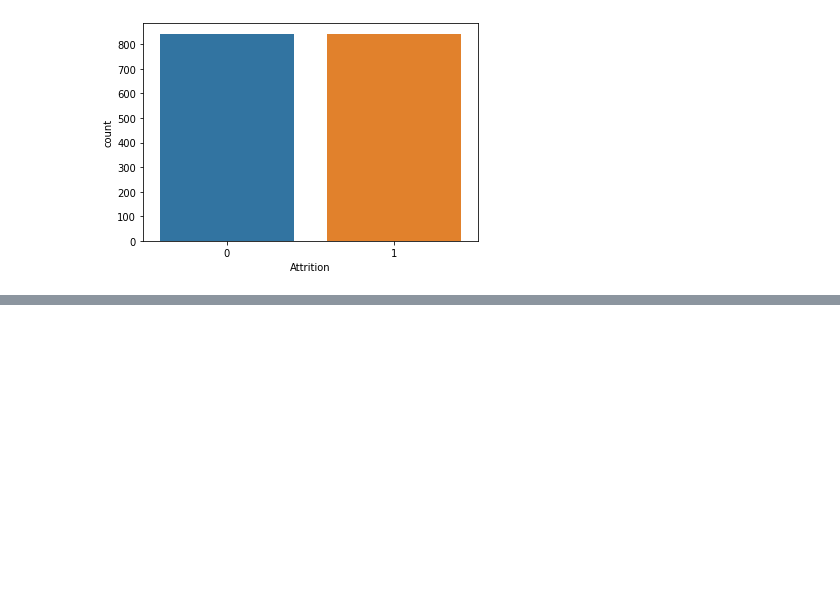
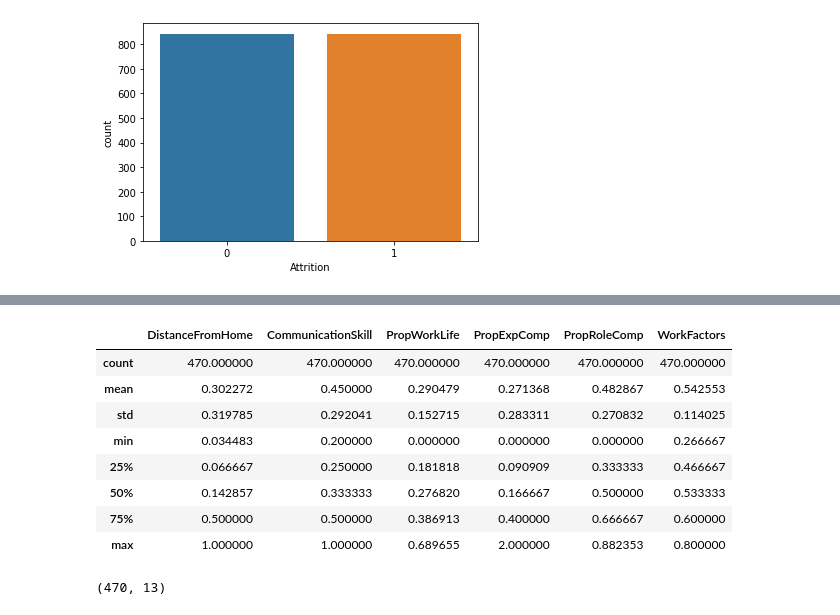
Before and after one commit to falcolf/Employee_Attrition, a Jupyter notebook: submission_models/Final_RF_B.ipynb, the cells around one changed output, grey strips where cells are left out. Saved outputs shown, nothing was run; the diff lists cells and outputs as text; code cells hidden in the pictures; blank space fills up the shorter version.

```diff
--- a/submission_models/Final_RF_B.ipynb
+++ b/submission_models/Final_RF_B.ipynb
@@ -9,5 +11,5 @@ import pickle
 # %%
-df = pd.read_csv('data/train.csv')
+df = pd.read_csv('../data/train.csv')
 df.shape
 # %% [output]
 (1628, 29)
@@ -320,0 +323,3 @@ with open(pkl_filename, 'wb') as file:
+# %%
+df = pd.read_csv('../data/test.csv')
+df.shape
@@ -320,0 +341,2 @@ with open(pkl_filename, 'wb') as file:
+# %%
+df_cleaned = extract_feature(df)
@@ -320,0 +369,2 @@ with open(pkl_filename, 'wb') as file:
+# %%
+df_X = df_cleaned.copy()
@@ -320,0 +477,12 @@ with open(pkl_filename, 'wb') as file:
+# %%
+df_X.describe()
+# %% [output]
+|  | DistanceFromHome | CommunicationSkill | PropWorkLife | PropExpComp | PropRoleComp | WorkFactors |
+| count | 470.000000 | 470.000000 | 470.000000 | 470.000000 | 470.000000 | 470.000000 |
+| mean | 0.302272 | 0.450000 | 0.290479 | 0.271368 | 0.482867 | 0.542553 |
+| std | 0.319785 | 0.292041 | 0.152715 | 0.283311 | 0.270832 | 0.114025 |
+| min | 0.034483 | 0.200000 | 0.000000 | 0.000000 | 0.000000 | 0.266667 |
+| 25% | 0.066667 | 0.250000 | 0.181818 | 0.090909 | 0.333333 | 0.466667 |
+| 50% | 0.142857 | 0.333333 | 0.276820 | 0.166667 | 0.500000 | 0.533333 |
+| 75% | 0.500000 | 0.500000 | 0.386913 | 0.400000 | 0.666667 | 0.600000 |
+| max | 1.000000 | 1.000000 | 0.689655 | 2.000000 | 0.882353 | 0.800000 |
@@ -320,0 +497,4 @@ with open(pkl_filename, 'wb') as file:
+# %%
+X_test.shape
+# %% [output]
+(470, 13)
```
Also changed, not shown: parts of 29 cells of this notebook.
